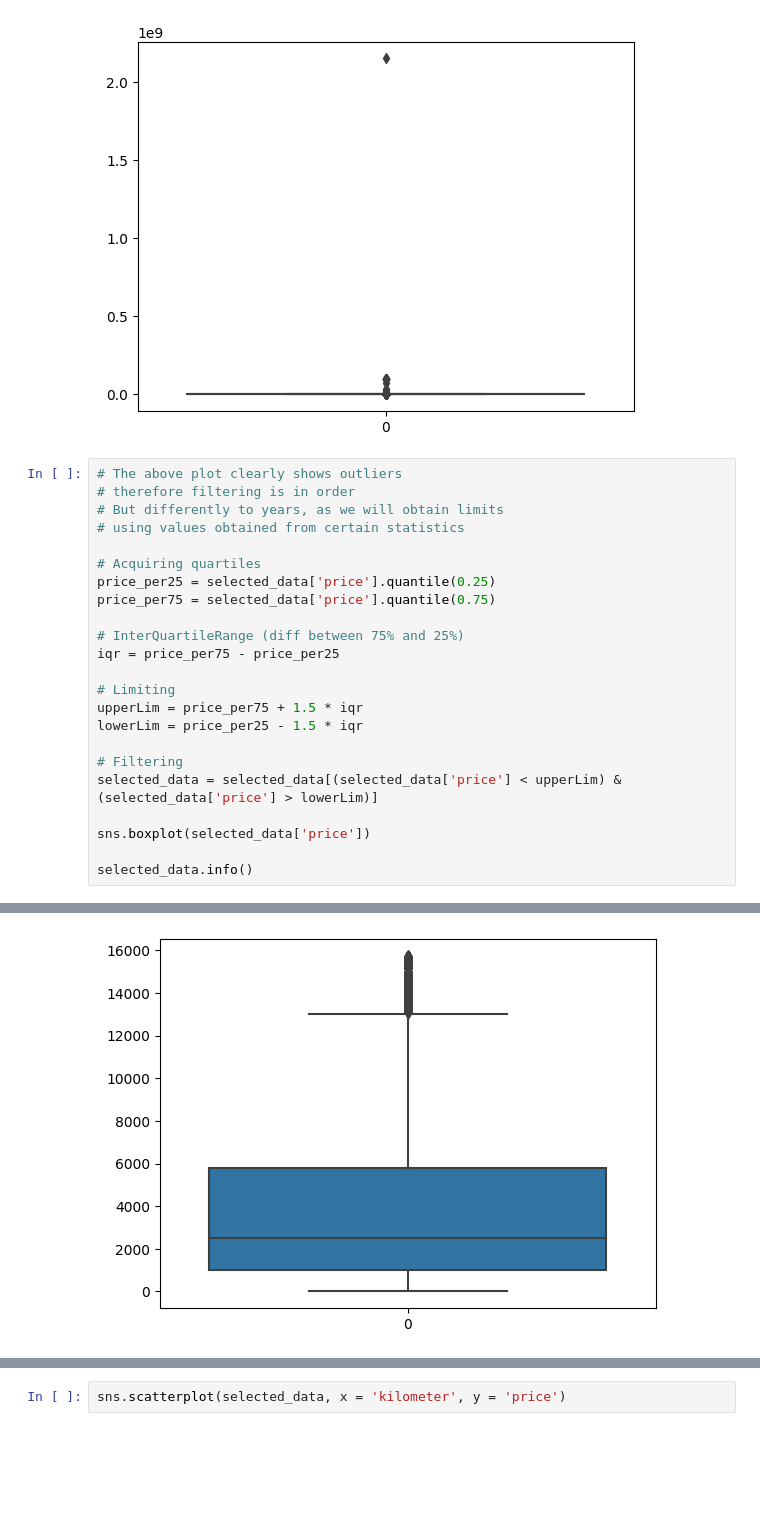
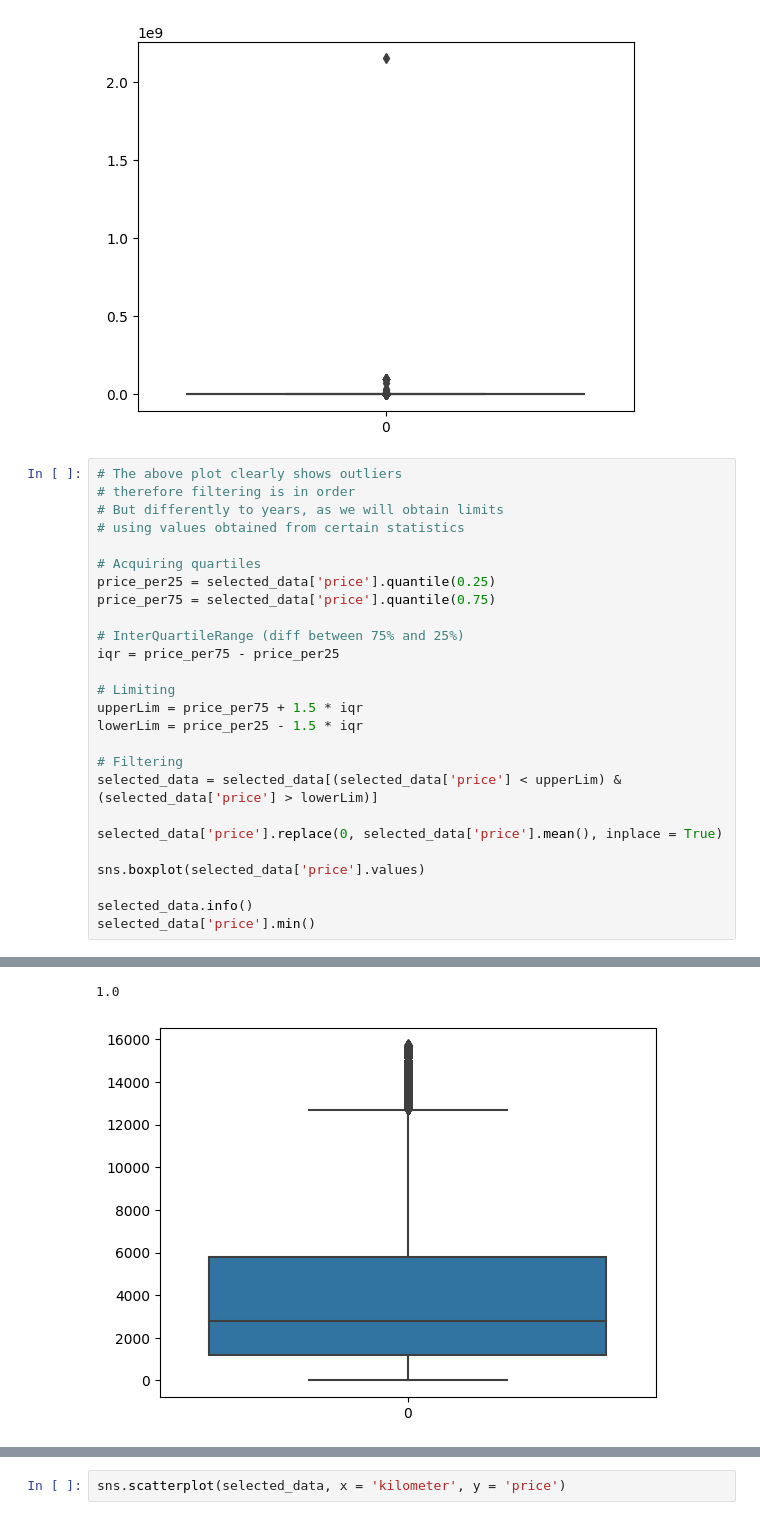
Before and after one commit to Supermjork/Much-Vroom, a Jupyter notebook: notebook/vroom.ipynb, the cells around one changed output, grey strips where cells are left out. Drawn from its saved outputs; the diff is of its cells as text; blank space fills up the shorter version.

```diff
--- a/notebook/vroom.ipynb
+++ b/notebook/vroom.ipynb
@@ -386,9 +386,12 @@ lowerLim = price_per25 - 1.5 * iqr
 # Filtering
 selected_data = selected_data[(selected_data['price'] < upperLim) & (selected_data['price'] > lowerLim)]
 
-sns.boxplot(selected_data['price'])
+selected_data['price'].replace(0, selected_data['price'].mean(), inplace = True)
+
+sns.boxplot(selected_data['price'].values)
 
 selected_data.info()
+selected_data['price'].min()
 # %% [output]
 <class 'pandas.core.frame.DataFrame'>
 Index: 335464 entries, 0 to 371526
@@ -413,4 +416,5 @@ memory usage: 43.9+ MB
+1.0
-[figure, old version]
+[figure, new version]
 # %%
 # Manually Cutting off outliers
 selected_data = selected_data[selected_data['price'] <= 12000]
```
Also changed, not shown: parts of 12 cells of this notebook.
